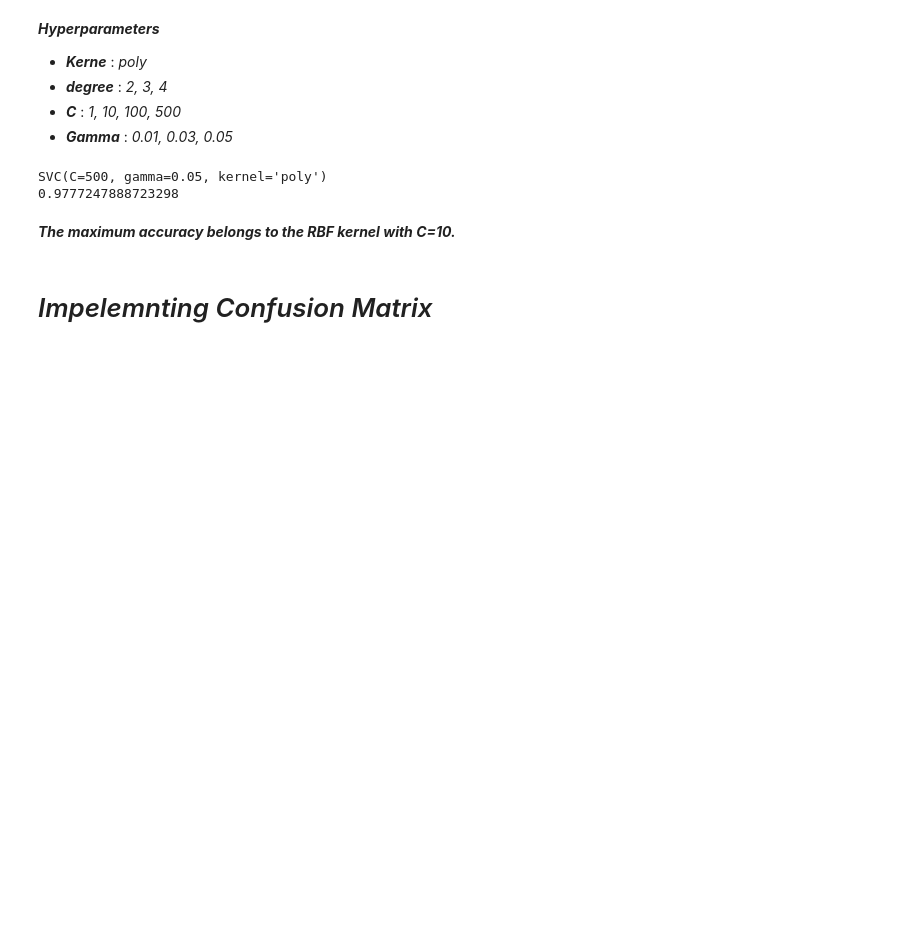
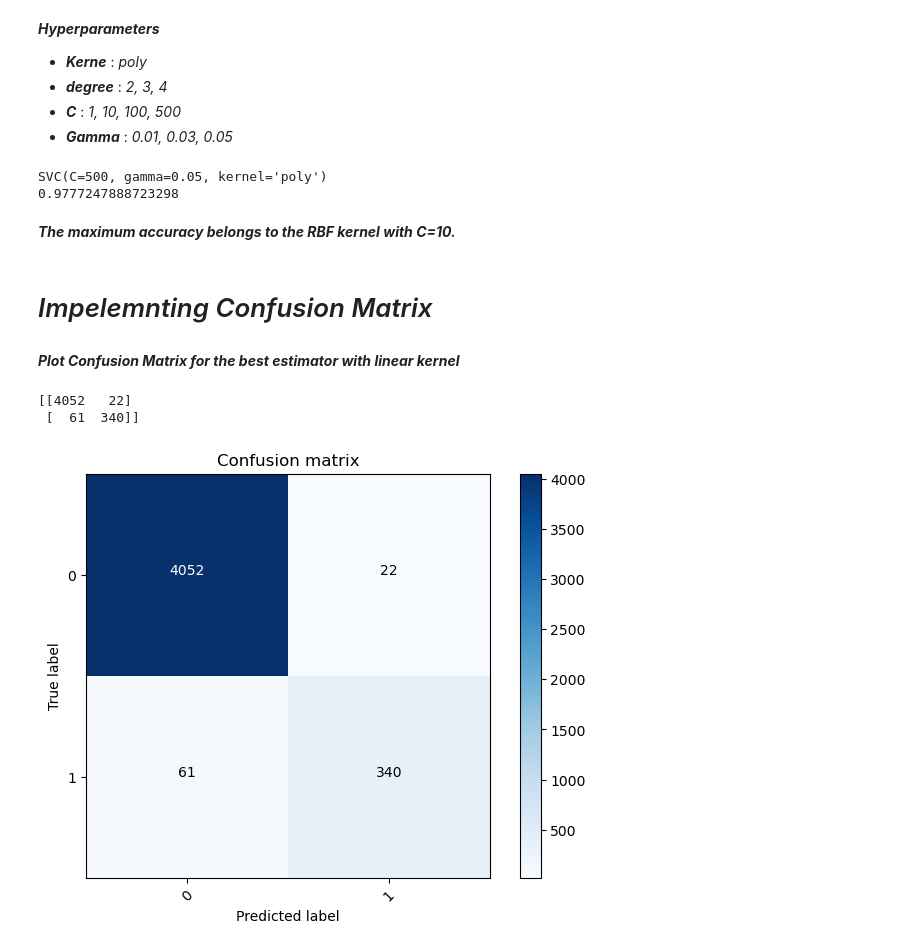
Before and after one commit to amirhosein-ziaei/Machine_Learning_Projects, a Jupyter notebook: SVM.ipynb, the cells around one changed output. Cells and saved outputs as stored; diff of their text form; code cells hidden in the pictures; blank space fills up the shorter version.

Commit message:
plot confusion matrix for best estimator of linear kernel

```diff
--- a/SVM.ipynb
+++ b/SVM.ipynb
@@ -261,3 +261,19 @@ def plot_confusion_matrix(cm,
     plt.tight_layout()
     plt.ylabel('True label')
     plt.xlabel('Predicted label')
+# %% [markdown]
+***Plot Confusion Matrix for the best estimator with linear kernel***
+# %%
+svm_clf = SVC(kernel="linear", C=1)
+clf = svm_clf.fit(training_data, training_labels)
+yhat = clf.predict(testing_data)
+cnf_matrix = confusion_matrix(testing_labels, yhat)
+plt.figure()
+plot_confusion_matrix(cnf_matrix,
+                      classes=['0', '1'],
+                      normalize=False,
+                      title='Confusion matrix')
+# %% [output]
+[[4052   22]
+ [  61  340]]
+[figure, added]
```
